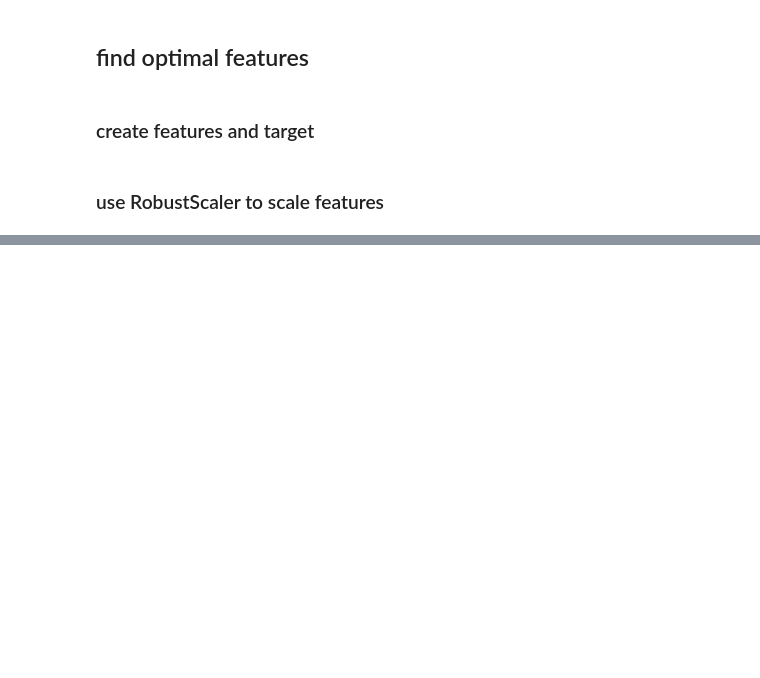
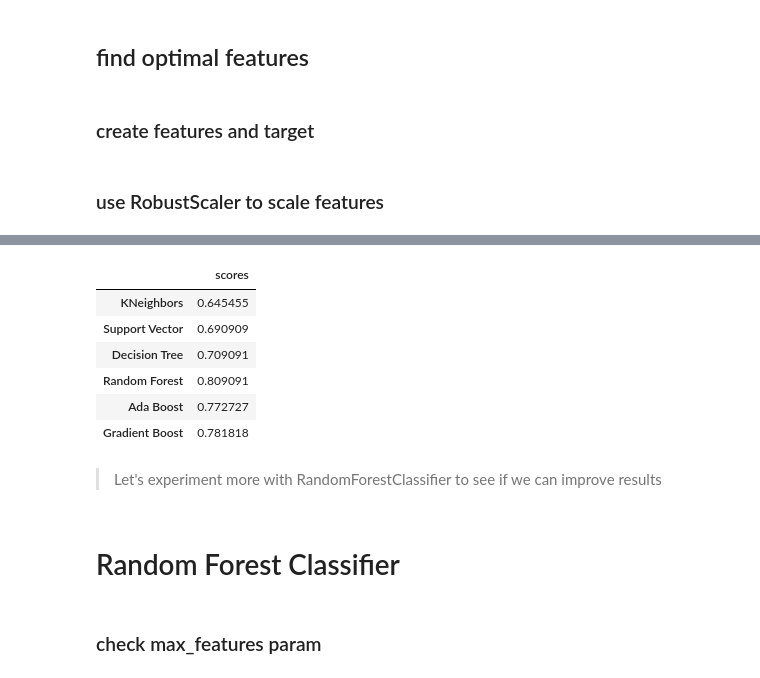
Before and after one commit to inherentspice/Polkadot-Price-Prediction, a Jupyter notebook: polkadot/creating_features_and_target.ipynb, the cells around one changed output, grey strips where cells are left out. Cells and saved outputs as stored; diff of their text form; code cells hidden in the pictures; blank space fills up the shorter version.

```diff
--- a/polkadot/creating_features_and_target.ipynb
+++ b/polkadot/creating_features_and_target.ipynb
@@ -154,0 +139,14 @@ weighted avg       0.57      0.57      0.57       110
+# %%
+classifiers = Utils().test_classifiers(X_scaled, y)
+# %%
+classifiers
+# %% [output]
+|  | scores |
+| KNeighbors | 0.645455 |
+| Support Vector | 0.690909 |
+| Decision Tree | 0.709091 |
+| Random Forest | 0.809091 |
+| Ada Boost | 0.772727 |
+| Gradient Boost | 0.781818 |
+# %% [markdown]
+> Let's experiment more with RandomForestClassifier to see if we can improve results
@@ -154,0 +156,4 @@ weighted avg       0.57      0.57      0.57       110
+# %% [markdown]
+# Random Forest Classifier
+# %% [markdown]
+### check max_features param
```
Also changed, not shown: parts of 41 cells of this notebook.
